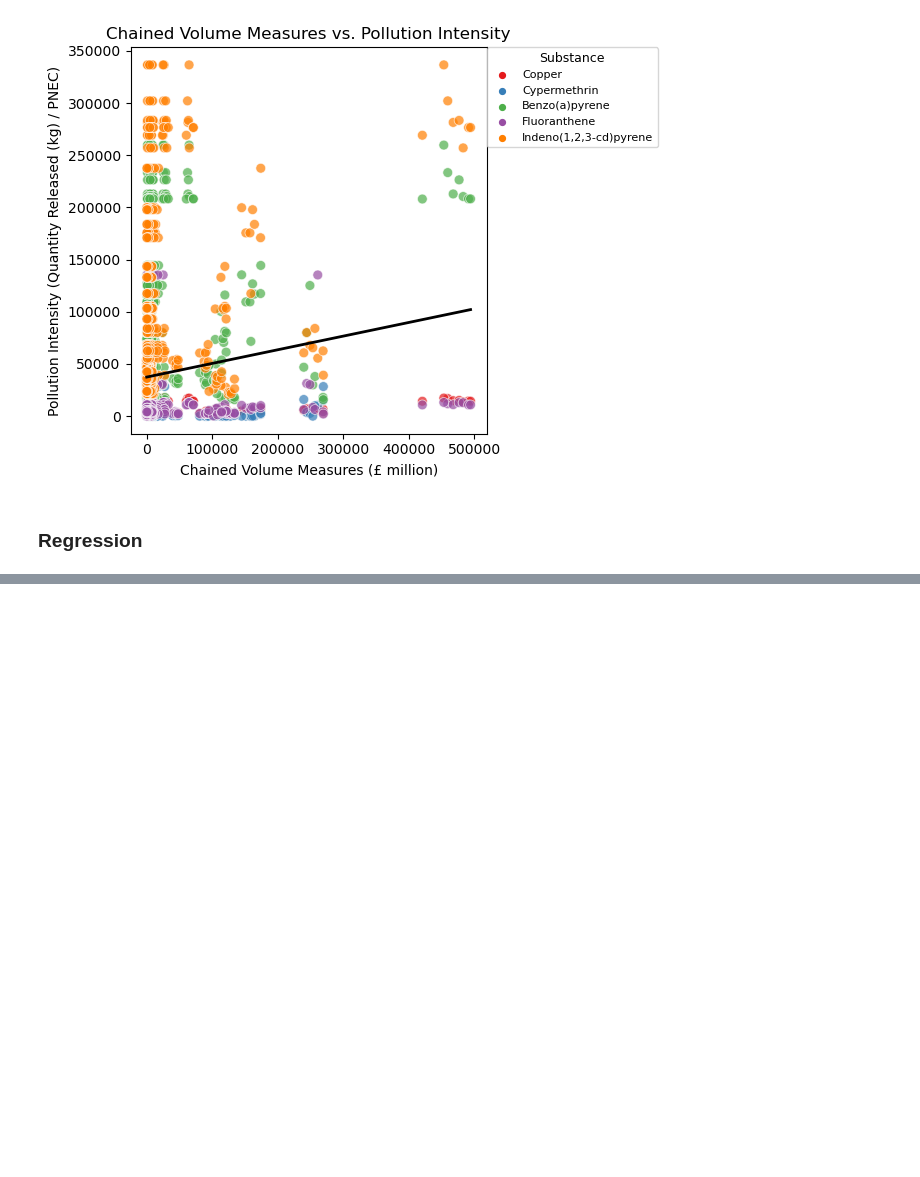
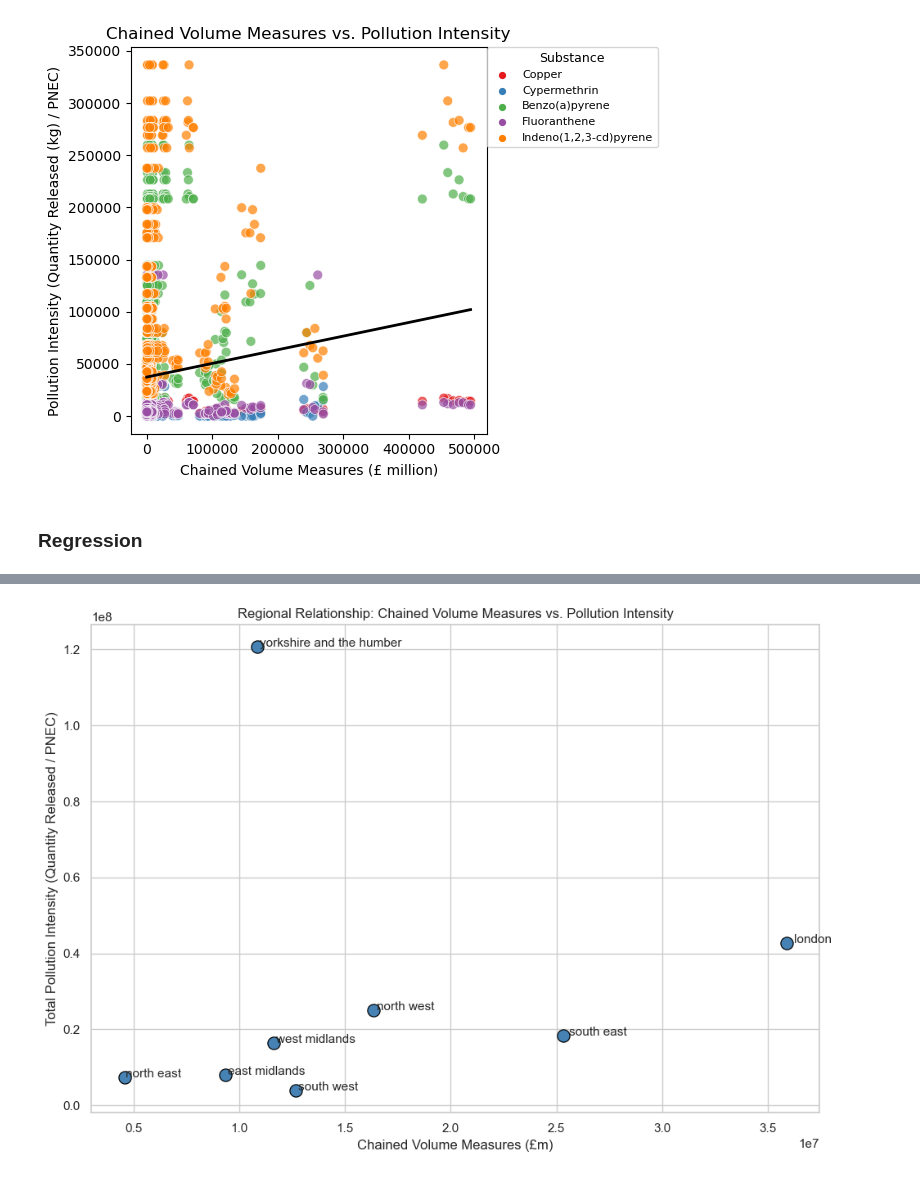
Before and after one commit to Kkkkyf7/DEFRA1, a Jupyter notebook: YifanKe/IndustialGDP.ipynb, the cells around one changed output, grey strips where cells are left out. Saved outputs shown, nothing was run; the diff lists cells and outputs as text; code cells hidden in the pictures; blank space fills up the shorter version.

```diff
--- a/YifanKe/IndustialGDP.ipynb
+++ b/YifanKe/IndustialGDP.ipynb
@@ -339,3 +352,68 @@ Pollution Intensity = 37446.964834 + 0.130779 * Chained Volume Measures
 
 R-squared: 0.0168
 Adjusted R-squared: 0.0165
+# %%
+import statsmodels.api as sm
+from scipy.stats import pearsonr
+
+# 计算区域层面的 Pollution Intensity
+merged_df["Pollution_Intensity"] = merged_df["QUANTITY RELEASED (kg)"] / merged_df["PNEC"]
+
+# 按 REGION 聚合
+region_summary = merged_df.groupby("REGION").agg({
+    "Pollution_Intensity": "sum",
+    "Indu_Income": "sum"
+}).reset_index()
+
+# ---------------------------
+# 统计分析
+# ---------------------------
+x = region_summary["Indu_Income"]
+y = region_summary["Pollution_Intensity"]
+
+# Pearson 相关性
+r, p_value = pearsonr(x, y)
+
+# OLS 回归
+X_const = sm.add_constant(x)
+model = sm.OLS(y, X_const).fit()
+
+# 打印结果
+print("Regional-level regression:")
+print(f"  Pearson r = {r:.4f}")
+print(f"  p-value   = {p_value:.4e}")
+print(f"  Significant? {'Yes' if p_value < 0.05 else 'No'}")
+print("  Regression equation: Pollution_Intensity = "
+      f"{model.params['const']:.4f} + {model.params['Indu_Income']:.4f} * Indu_Income")
+print(model.summary())
+
+# ---------------------------
+# 可视化 (无拟合线)
+# ---------------------------
+plt.figure(figsize=(10, 7))
+sns.set(style="whitegrid")
+
+sns.scatterplot(
+    data=region_summary,
+    x="Indu_Income",
+    y="Pollution_Intensity",
+    s=120,
+    color="steelblue",
+    edgecolor="black"
+)
+
+# 标注区域名
+for i, row in region_summary.iterrows():
+    plt.text(
+        row["Indu_Income"] * 1.01,
+        row["Pollution_Intensity"],
+        row["REGION"],
+        fontsize=11
+    )
+
+plt.xlabel("Chained Volume Measures (£m)")
+plt.ylabel("Total Pollution Intensity (Quantity Released / PNEC)")
+plt.title("Regional Relationship: Chained Volume Measures vs. Pollution Intensity")
+plt.tight_layout()
+plt.show()
+# %% [output]
@@ -341,0 +437 @@ Adjusted R-squared: 0.0165
+[figure, added]
```
Also changed, not shown: parts of 4 cells of this notebook.
